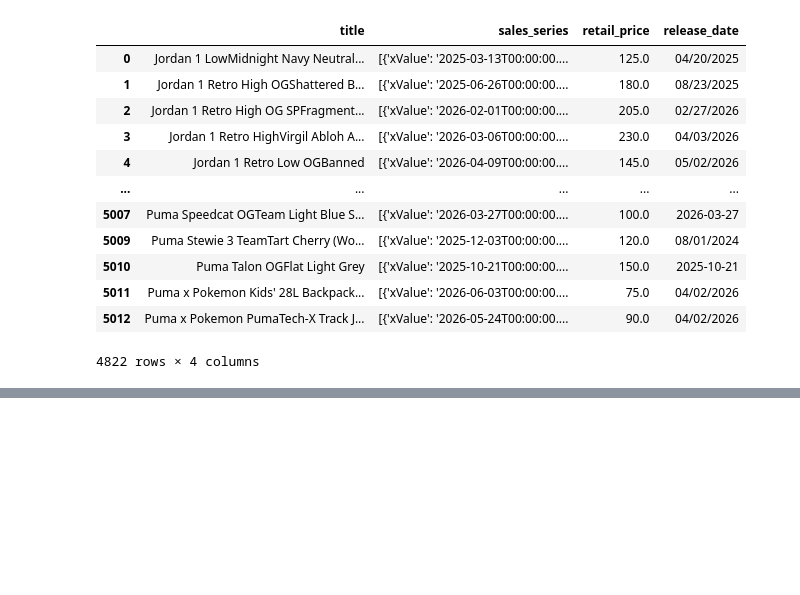
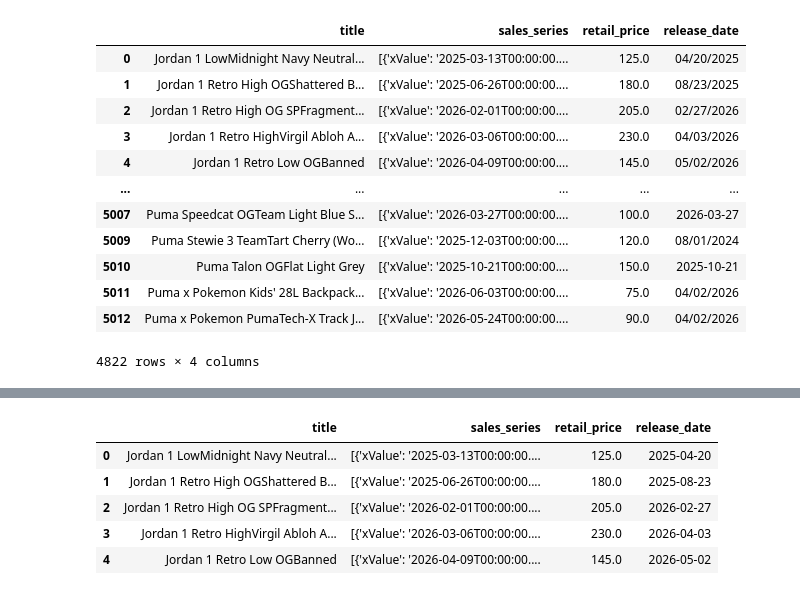
Before and after one commit to juanpablocarrillohortua/StockX_Project, a Jupyter notebook: notebooks/Data_Cleaning.ipynb, the cells around one changed output, grey strips where cells are left out. Cells and saved outputs as stored; diff of their text form; code cells hidden in the pictures; blank space fills up the shorter version.

```diff
--- a/EDA_Notebook.ipynb
+++ b/notebooks/Data_Cleaning.ipynb
@@ -337,0 +371,9 @@ df = df_limpio
+# %%
+df.head()
+# %% [output]
+|  | title | sales_series | retail_price | release_date |
+| 0 | Jordan 1 LowMidnight Navy Neutral... | [{'xValue': '2025-03-13T00:00:00.... | 125.0 | 2025-04-20 |
+| 1 | Jordan 1 Retro High OGShattered B... | [{'xValue': '2025-06-26T00:00:00.... | 180.0 | 2025-08-23 |
+| 2 | Jordan 1 Retro High OG SPFragment... | [{'xValue': '2026-02-01T00:00:00.... | 205.0 | 2026-02-27 |
+| 3 | Jordan 1 Retro HighVirgil Abloh A... | [{'xValue': '2026-03-06T00:00:00.... | 230.0 | 2026-04-03 |
+| 4 | Jordan 1 Retro Low OGBanned | [{'xValue': '2026-04-09T00:00:00.... | 145.0 | 2026-05-02 |
```
Also changed, not shown: parts of 22 cells of this notebook.
